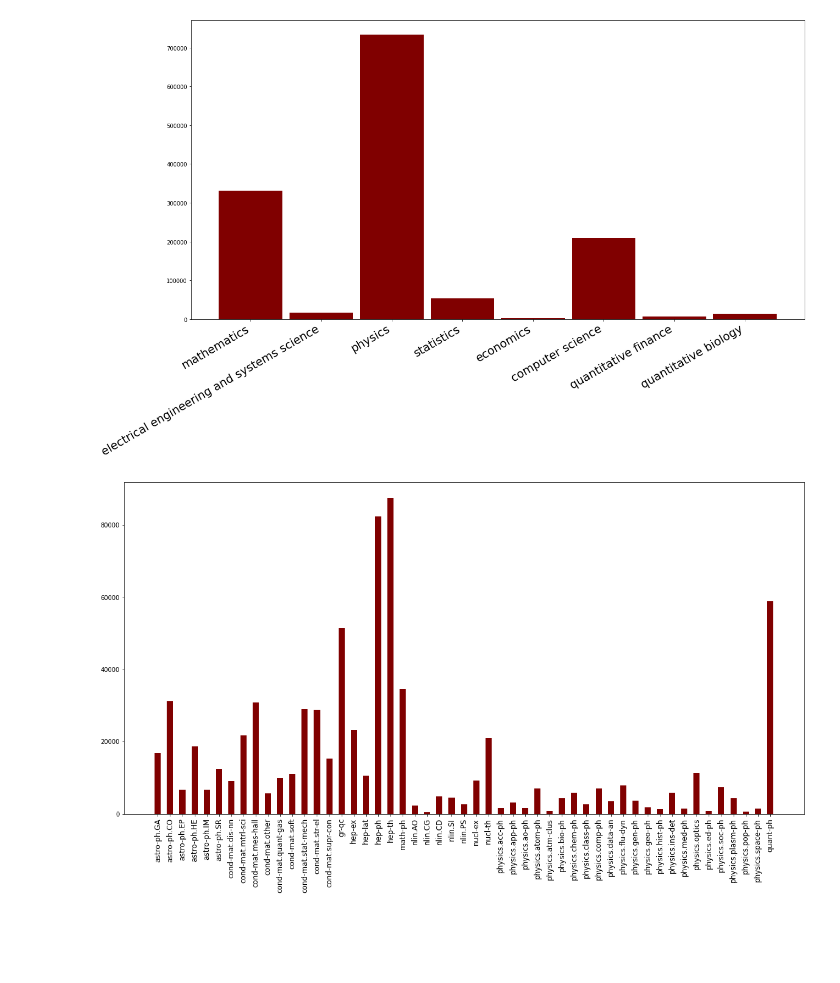
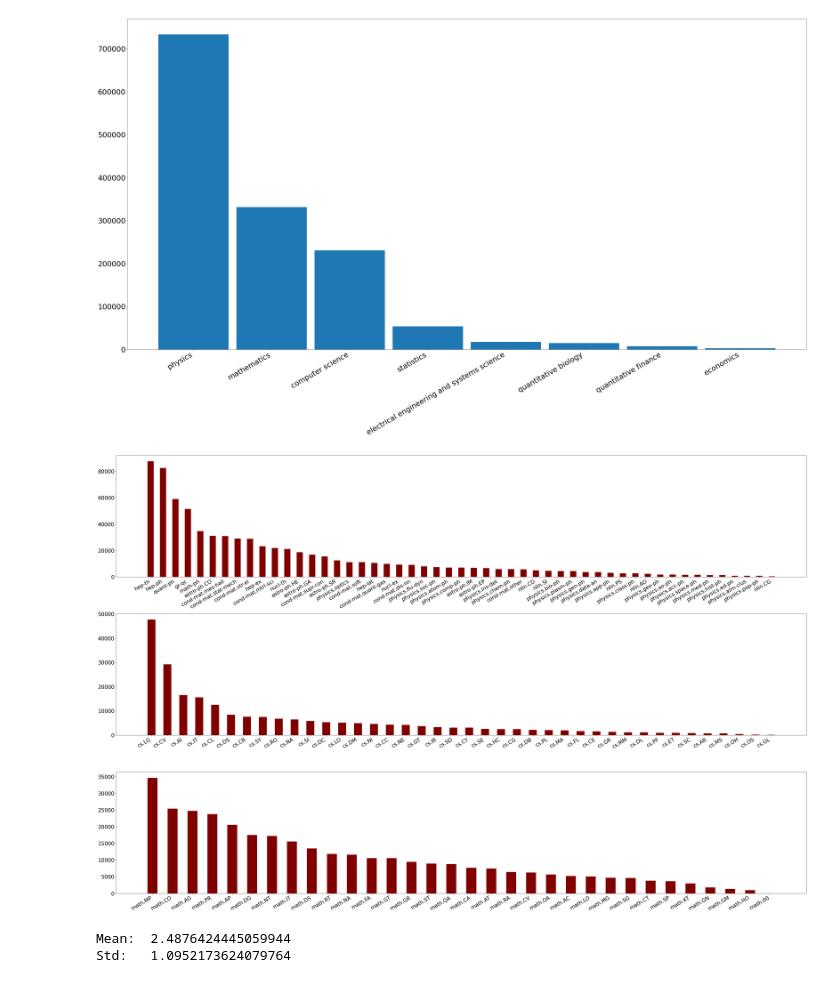
Before and after one commit to andcov/arXiv, a Jupyter notebook: arXiv.ipynb, the cells around one changed output. Saved outputs shown, nothing was run; the diff lists cells and outputs as text; code cells hidden in the pictures; blank space fills up the shorter version.

```diff
--- a/arXiv.ipynb
+++ b/arXiv.ipynb
@@ -33,7 +39,7 @@ papers = pd.DataFrame({
     'title': title,
     'id': pid,
     'categories': cats,
-    'versions': vers
+    'versions': vers,
+    'first_version_date': first_vers_date,
+    'last_version_date': last_vers_date
 })
-
-papers.head()
@@ -46,0 +46,3 @@ papers.head()
+# %%
+papers['first_version_date'] = pd.to_datetime(papers['first_version_date'])
+papers['last_version_date'] = pd.to_datetime(papers['last_version_date'])
@@ -50,55 +61,71 @@ categories_path = 'categories.json'
 f = open(categories_path)
 categories = json.load(f)
 # %%
-cat_counts = {} # number of papers in each category (physics, com sci etc.)
-sub_counts = {} # number of papers in each subcategory (astro-ph.GA, hep-th etc.)
+# create dict with number of papers in each subcategory (astro-ph.GA, hep-th etc.)
+sub_counts = {}
 for category in categories:
-    cat_counts[category] = 0
     sub_counts[category] = {}
     for subcategory in categories[category]:
         sub_counts[category][subcategory] = 0
 
 for index, row in papers.iterrows():
+    # a paper may have more than one category, so the string must be split
     for self_category in row['categories'].split():
         for category in categories:
             if self_category in categories[category]:
-                cat_counts[category] += 1
                 sub_counts[category][self_category] += 1
+# %%
+# get counts for each category (physics, com sci etc.) by adding up the values for each subcategory
+cat_counts = {}
+for category in categories:
+    cat_counts[category] = 0
+    for subcategory in categories[category]:
+        cat_counts[category] += sub_counts[category][subcategory]
 # %%
 # Create bar plot with major categories
 
-categories_labels = list(cat_counts.keys())
-values = list(cat_counts.values())
+# turn dict of category counts into list of tuples and sort it by the second element
+cat_counts_sorted = sorted(list(cat_counts.items()), key = lambda x: x[1], reverse=True)
 
-fig = plt.figure(figsize = (20, 10))
+cat_labels = [tpl[0] for tpl in cat_counts_sorted]
+cat_values = [tpl[1] for tpl in cat_counts_sorted]
+
+fig = plt.figure(figsize = (50, 25))
 ax = plt.gca()
 
-# Creating the bar plot
-plt.bar(categories_labels, values, color ='maroon',
-        width = 0.9)
+plt.bar(categories_labels, cat_values, width = 0.9)
 
 plt.xticks(rotation=30, ha='right')
-ax.tick_params(axis='x', which='major', labelsize=21)
+ax.tick_params(axis='both', labelsize=30)
 
 plt.show()
 # %% [output]
-[figure, old version]
+[figure, new version]
 # %%
 # Create bar plot with physics subcategories
+plt.figure(figsize=(40, 25))
 
-physics_labels = list(sub_counts['physics'].keys())
-values = list(sub_counts['physics'].values())
+for i, subcat in enumerate(['physics', 'computer science', 'mathematics']):
+    # turn dict of subcategory counts into list of tuples and sort it by the second element
+    subcat_counts_sorted = sorted(list(sub_counts[subcat].items()), key = lambda x: x[1], reverse=True)
+    subcat_labels = [tpl[0] for tpl in subcat_counts_sorted]
+    subcat_values = [tpl[1] for tpl in subcat_counts_sorted]
 
-fig = plt.figure(figsize = (20, 10))
-ax = plt.gca()
+    plt.subplot(3, 1, i + 1)
+    plt.tight_layout()
 
-# Creating the bar plot
-plt.bar(physics_labels, values, color ='maroon',
-        width = 0.5)
+    plt.bar(subcat_labels, subcat_values, color ='maroon', width = 0.5)
 
-plt.xticks(rotation=90)
-ax.tick_params(axis='x', which='major', labelsize=12)
+    plt.xticks(rotation=30, ha='right')
+    plt.gca().tick_params(axis='both', labelsize=21)
 
 plt.show()
 # %% [output]
-[figure, old version]
+[figure, new version]
+# %%
+print("Mean: ", papers['versions'].mean())
+
+print("Std:  ", papers['versions'].std())
+# %% [output]
+Mean:  2.4876424445059944
+Std:   1.0952173624079764
```
Also changed, not shown: parts of 6 cells of this notebook, 2 other files.
